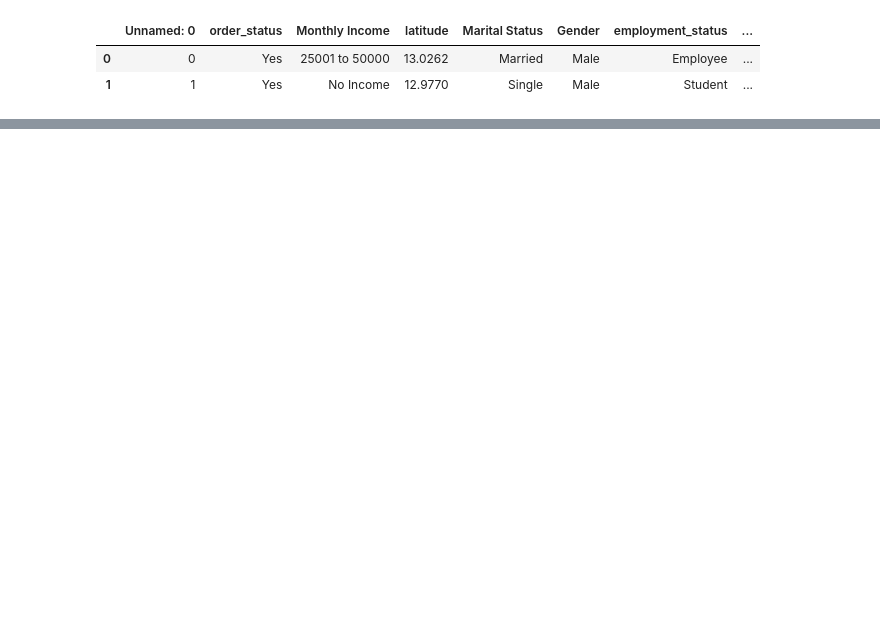
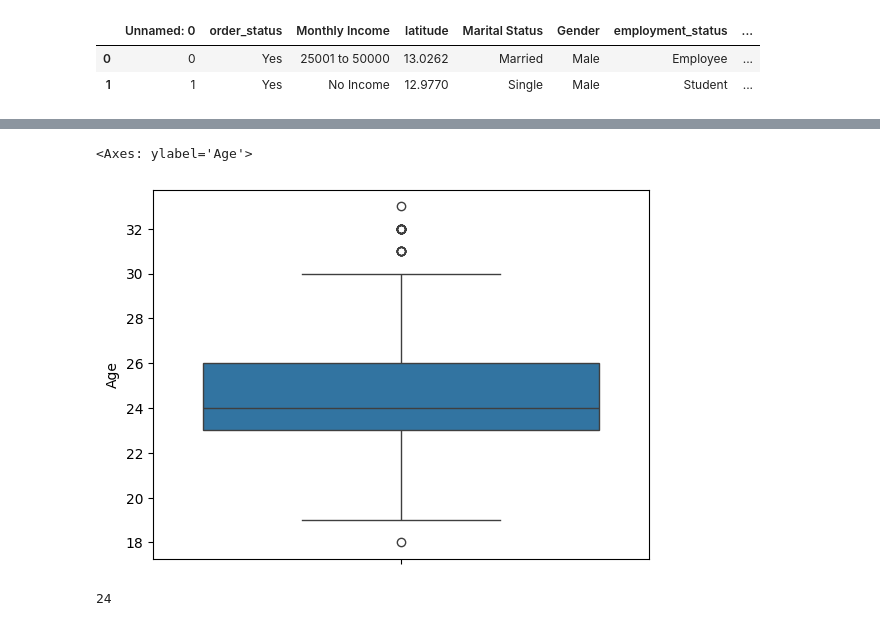
Before and after one commit to Saipranith05/Pranith_repo, a Jupyter notebook: app.ipynb, the cells around one changed output, grey strips where cells are left out. Cells and saved outputs as stored; diff of their text form; code cells hidden in the pictures; blank space fills up the shorter version.

```diff
--- a/app.ipynb
+++ b/app.ipynb
@@ -13,2 +75,2 @@ family_mean = int(df["Family size"].mean())
 # %%
-df["Family size"].fillna(family_mean,in)
+df["Family size"].fillna(Family_mean, inplace=True)
@@ -14,0 +100,5 @@ df["Family size"].fillna(family_mean,in)
+# %%
+sns.boxplot(df["Age"])
+# %% [output]
+<Axes: ylabel='Age'>
+[figure, added]
@@ -14,0 +107,4 @@ df["Family size"].fillna(family_mean,in)
+# %%
+Age_median
+# %% [output]
+24
```
Also changed, not shown: parts of 35 cells of this notebook.
